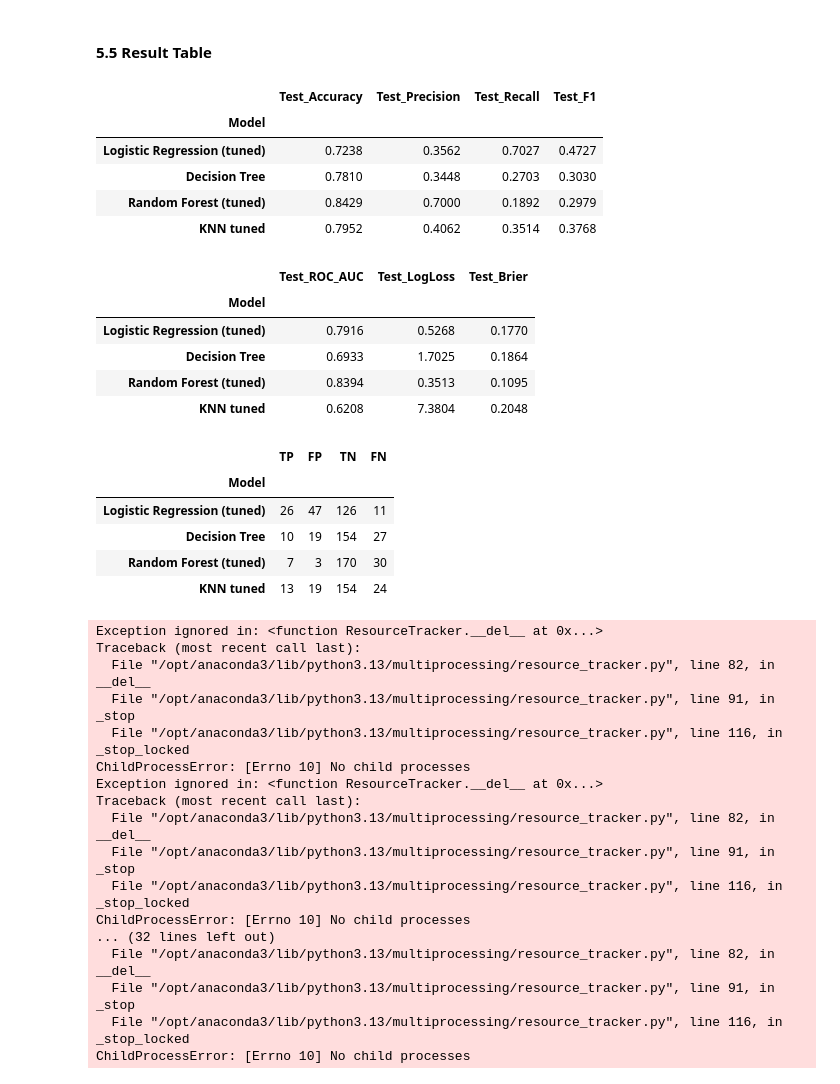
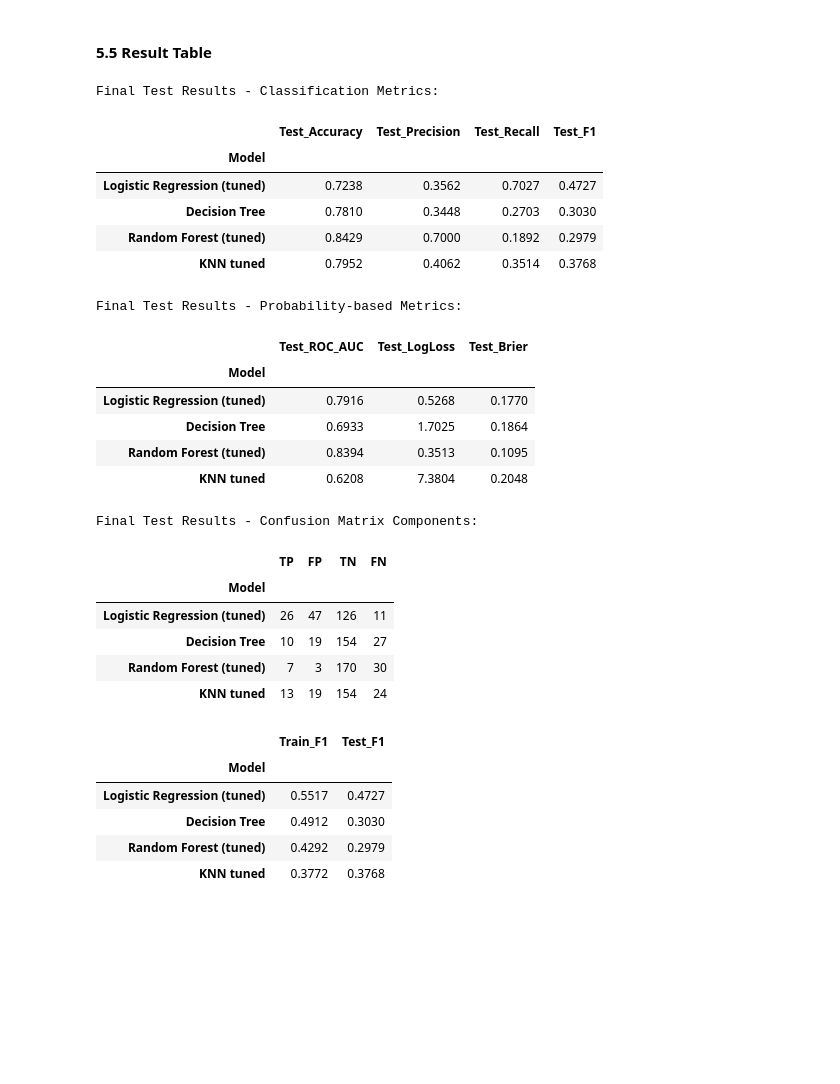
Before and after one commit to Avisonix/AML-Gruppe30, a Jupyter notebook: src/mainCode.ipynb, the cells around one changed output. Cells and saved outputs as stored; diff of their text form; code cells hidden in the pictures; blank space fills up the shorter version.

Commit message:
tabel comparing the training results and test results for each model

```diff
--- a/src/mainCode.ipynb
+++ b/src/mainCode.ipynb
@@ -1417,42 +1431,54 @@ final_test_results3 = final_test_results[[
 ]]
 
 # Display the final test results
+print("Final Test Results - Classification Metrics:")
 display(final_test_results1.round(4))
+
+print("Final Test Results - Probability-based Metrics:")
 display(final_test_results2.round(4))
+
+print("Final Test Results - Confusion Matrix Components:")
 display(final_test_results3.round(4))
 # %% [output]
+Final Test Results - Classification Metrics:
 |  | Test_Accuracy | Test_Precision | Test_Recall | Test_F1 |
 | Model |  |  |  |  |
 | Logistic Regression (tuned) | 0.7238 | 0.3562 | 0.7027 | 0.4727 |
 | Decision Tree | 0.7810 | 0.3448 | 0.2703 | 0.3030 |
 | Random Forest (tuned) | 0.8429 | 0.7000 | 0.1892 | 0.2979 |
 | KNN tuned | 0.7952 | 0.4062 | 0.3514 | 0.3768 |
+Final Test Results - Probability-based Metrics:
 |  | Test_ROC_AUC | Test_LogLoss | Test_Brier |
 | Model |  |  |  |
 | Logistic Regression (tuned) | 0.7916 | 0.5268 | 0.1770 |
 | Decision Tree | 0.6933 | 1.7025 | 0.1864 |
 | Random Forest (tuned) | 0.8394 | 0.3513 | 0.1095 |
 | KNN tuned | 0.6208 | 7.3804 | 0.2048 |
+Final Test Results - Confusion Matrix Components:
 |  | TP | FP | TN | FN |
 | Model |  |  |  |  |
 | Logistic Regression (tuned) | 26 | 47 | 126 | 11 |
 | Decision Tree | 10 | 19 | 154 | 27 |
 | Random Forest (tuned) | 7 | 3 | 170 | 30 |
 | KNN tuned | 13 | 19 | 154 | 24 |
-Exception ignored in: <function ResourceTracker.__del__ at 0x...>
-Traceback (most recent call last):
-  File "/opt/anaconda3/lib/python3.13/multiprocessing/resource_tracker.py", line 82, in __del__
-  File "/opt/anaconda3/lib/python3.13/multiprocessing/resource_tracker.py", line 91, in _stop
-  File "/opt/anaconda3/lib/python3.13/multiprocessing/resource_tracker.py", line 116, in _stop_locked
-ChildProcessError: [Errno 10] No child processes
-Exception ignored in: <function ResourceTracker.__del__ at 0x...>
-Traceback (most recent call last):
-  File "/opt/anaconda3/lib/python3.13/multiprocessing/resource_tracker.py", line 82, in __del__
-  File "/opt/anaconda3/lib/python3.13/multiprocessing/resource_tracker.py", line 91, in _stop
-  File "/opt/anaconda3/lib/python3.13/multiprocessing/resource_tracker.py", line 116, in _stop_locked
-ChildProcessError: [Errno 10] No child processes
-... (32 lines left out)
-  File "/opt/anaconda3/lib/python3.13/multiprocessing/resource_tracker.py", line 82, in __del__
-  File "/opt/anaconda3/lib/python3.13/multiprocessing/resource_tracker.py", line 91, in _stop
-  File "/opt/anaconda3/lib/python3.13/multiprocessing/resource_tracker.py", line 116, in _stop_locked
-ChildProcessError: [Errno 10] No child processes
+# %%
+# make a tabel comparing the training results and test results for each model
+final_comparison = pd.DataFrame({
+    "Model": final_test_results.index,
+    "Train_F1": [
+        lr_grid.best_score_,
+        dt_grid.best_score_,
+        rf_grid.best_score_,
+        knn_grid.best_score_
+    ],
+    "Test_F1": final_test_results["Test_F1"].values
+})
+final_comparison = final_comparison.set_index("Model")
+display(final_comparison.round(4))
+# %% [output]
+|  | Train_F1 | Test_F1 |
+| Model |  |  |
+| Logistic Regression (tuned) | 0.5517 | 0.4727 |
+| Decision Tree | 0.4912 | 0.3030 |
+| Random Forest (tuned) | 0.4292 | 0.2979 |
+| KNN tuned | 0.3772 | 0.3768 |
```
Also changed, not shown: parts of 3 cells of this notebook.
